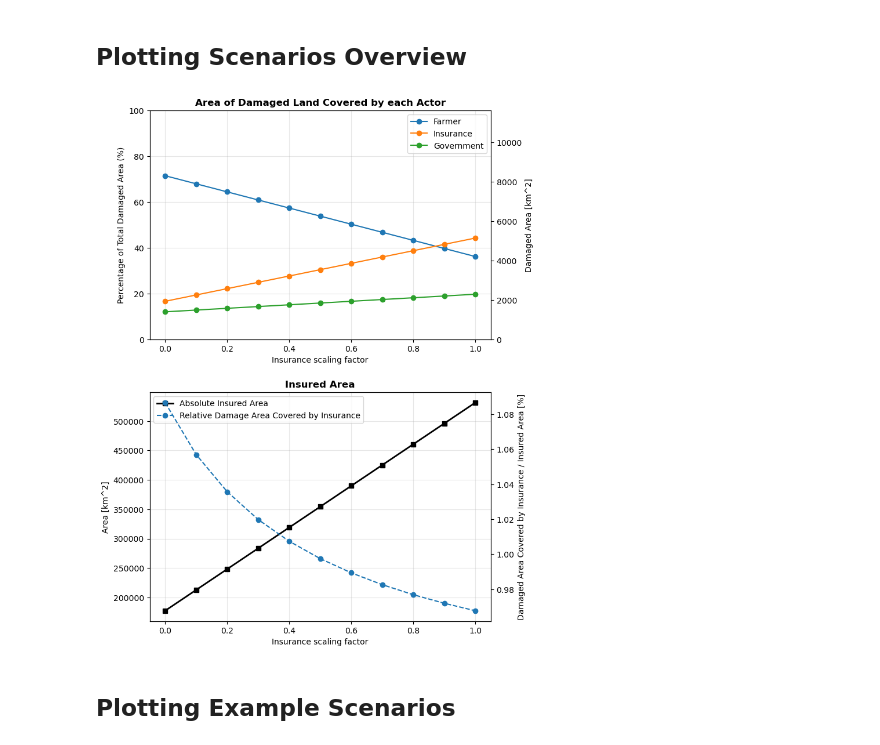
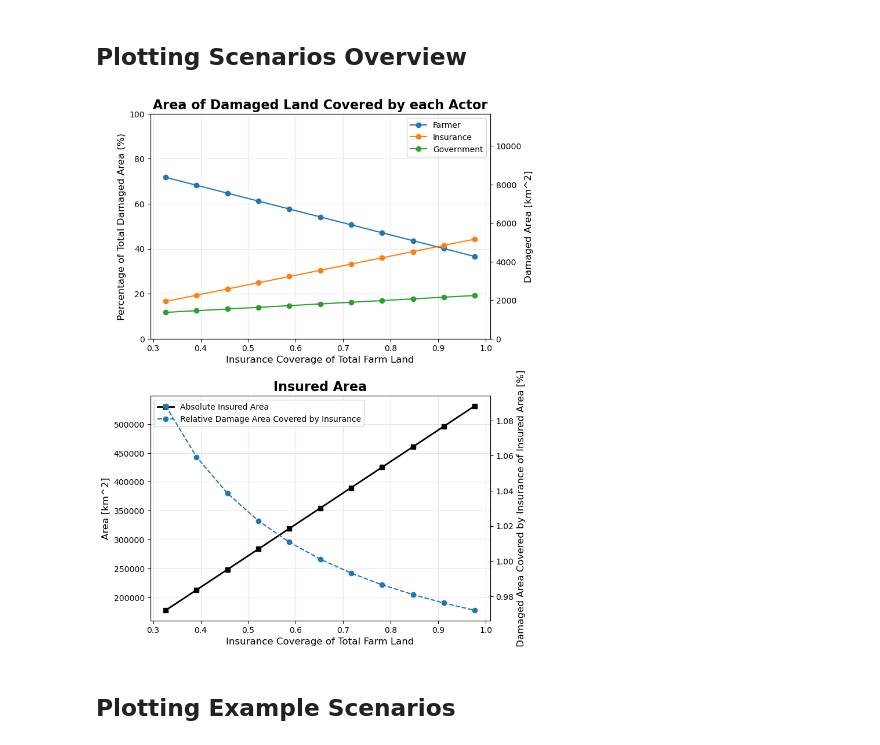
Before and after one commit to arvedluetzen/mus-climada, a Jupyter notebook: notebooks/0520_yearset-scenarios.ipynb, the cells around one changed output. Drawn from its saved outputs; the diff is of its cells as text; code cells hidden in the pictures.

```diff
--- a/notebooks/0520_yearset-scenarios.ipynb
+++ b/notebooks/0520_yearset-scenarios.ipynb
@@ -426,6 +426,9 @@ total_area = scenarios_dict[0]["scenario_poly"]["area"].sum()
 # %%
 import matplotlib.pyplot as plt
 import numpy as np
+
+label_size = 12
+label_weight = None
 
 label_dict = {
     "F": "Farmer",
@@ -434,7 +437,9 @@ label_dict = {
 }
 
 # Total damaged area (assuming first index holds totals)
+area_total = exposure_poly_gdf["area"].sum()
 damaged_area_total = who_pays["F"][0] + who_pays["G"][0] + who_pays["I"][0]
+relative_insured_area = insured_area / area_total
 
 fig, axs = plt.subplots(2, 1, figsize=(8, 10),
                         sharex=False)
@@ -442,20 +447,20 @@ fig, axs = plt.subplots(2, 1, figsize=(8, 10),
 # --- LEFT PLOT: Who pays What? ---
 ax = axs[0]
 ax.set_title("Area of Damaged Land Covered by each Actor",
-             fontweight="bold")
+             fontsize=16, fontweight="bold")
 
 ## Left: Relative Values
 ax.set_ylim(0, 100)  # optional but often useful
-ax.set_ylabel("Percentage of Total Damaged Area (%)")
-ax.set_xlabel("Insurance scaling factor")
+ax.set_ylabel("Percentage of Total Damaged Area (%)", fontsize=label_size, fontweight=label_weight)
+ax.set_xlabel("Insurance Coverage of Total Farm Land", fontsize=label_size, fontweight=label_weight)
 
 ## Right: Absolute Values
 ax2 = ax.twinx()
-ax2.set_ylabel("Damaged Area [km^2]")
+ax2.set_ylabel("Damaged Area [km^2]", fontsize=label_size, fontweight=label_weight)
 
 for label, values in who_pays.items():
     ax2.plot(
-        insurance_scaling_factors,
+        relative_insured_area,
         values,
         marker="o",
         label=label_dict[label]
@@ -469,9 +474,9 @@ ax2.set_ylim(0, damaged_area_total)
 ax = axs[1]
 
 # Left: Total Insured Area
-ax.set_title("Insured Area", fontweight="bold")
+ax.set_title("Insured Area", fontsize=16, fontweight="bold")
 ax.plot(
-    insurance_scaling_factors,
+    relative_insured_area,
     insured_area,
     color="black",
     linewidth=2,
@@ -479,40 +484,40 @@ ax.plot(
     label="Absolute Insured Area"
 )
 
-ax.set_ylabel("Area [km^2]")
-ax.set_xlabel("Insurance scaling factor")
+ax.set_ylabel("Area [km^2]", fontsize=label_size, fontweight=label_weight)
+ax.set_xlabel("Insurance Coverage of Total Farm Land", fontsize=label_size, fontweight=label_weight)
 
 # right: Ratio
-relative_insured_area = (np.array(who_pays["I"]) / np.array(insured_area)) * 100
+relative_payed_area = (np.array(who_pays["I"]) / np.array(insured_area)) * 100
 
 ax_right = ax.twinx()
 ax_right.plot(
-    insurance_scaling_factors,
     relative_insured_area,
+    relative_payed_area,
     color="tab:blue",
     linestyle="--",
     marker="o",
     label="Relative Damage Area Covered by Insurance"
 )
 
-ax_right.set_ylabel("Damaged Area Covered by Insurance / Insured Area [%]")
+ax_right.set_ylabel("Damaged Area Covered by Insurance of Insured Area [%]", fontsize=label_size, fontweight=label_weight)
 
 # ---- combined legend ----
 lines_left, labels_left = ax.get_legend_handles_labels()
 lines_right, labels_right = ax_right.get_legend_handles_labels()
 ax.legend(lines_left + lines_right, labels_left + labels_right, loc="best")
 
 
 for ax in axs:
     ax.grid(True, which="both", alpha=0.3)
 
 plt.tight_layout(pad=2.0)
 
 plt.savefig(FIGURE_FOLDER + "scenario-overview" + ".png",
             dpi=300, transparent=True)
 plt.show()
 # %% [output]
-[figure, old version]
+[figure, new version]
 # %% [markdown]
 ## Plotting Example Scenarios
 # %%
```
Also changed, not shown: parts of 8 cells of this notebook, 8 other files.
